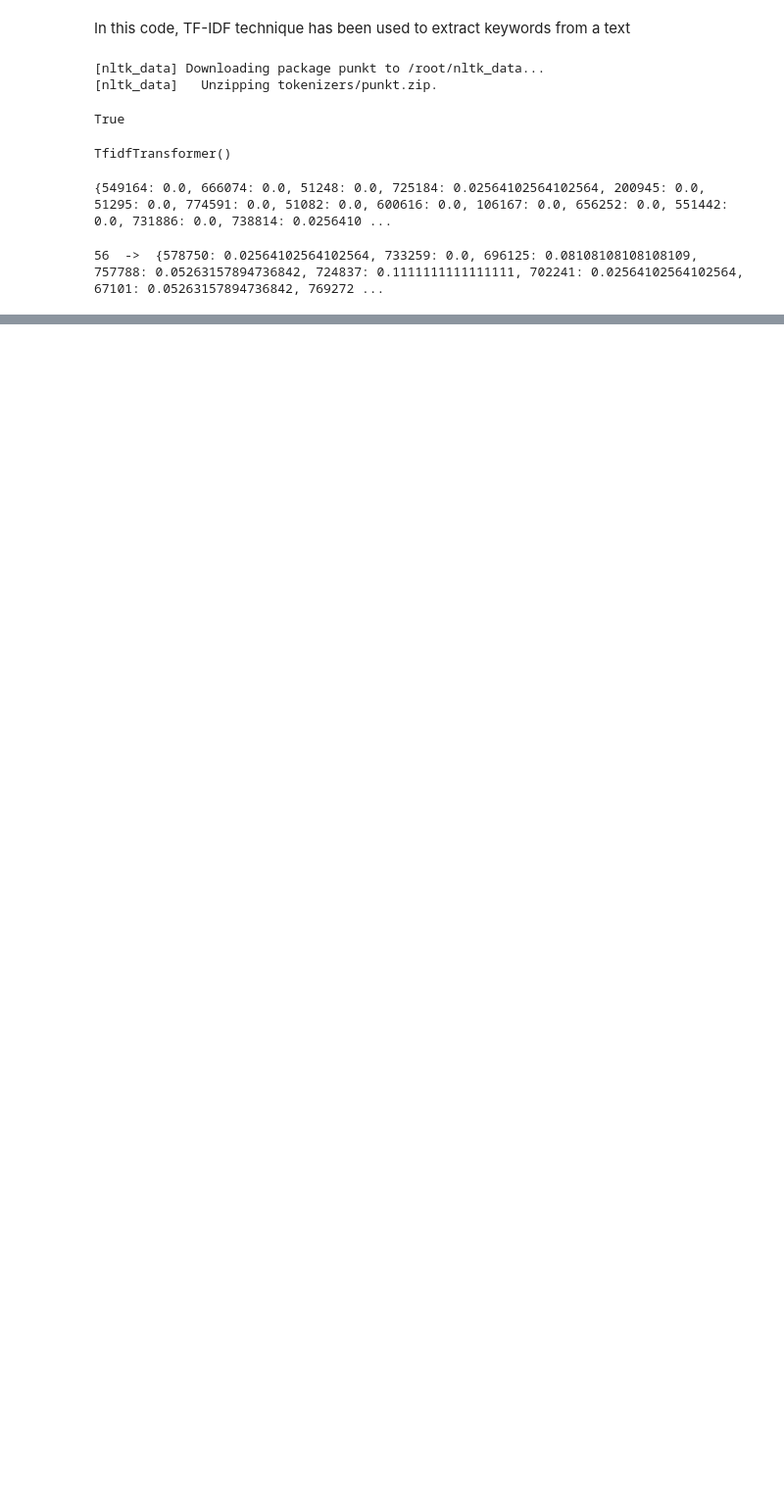
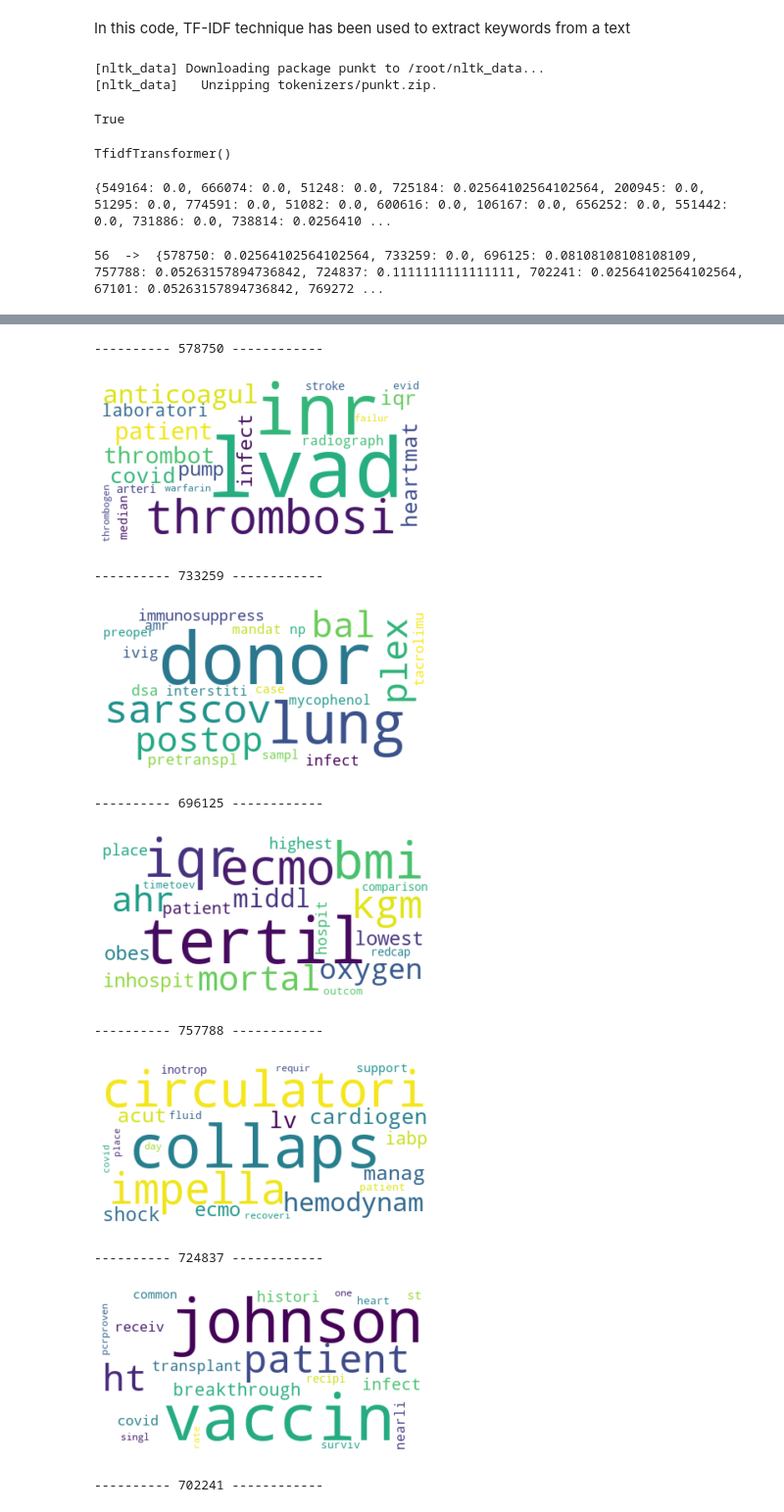
Before and after one commit to AlirezaPNouri/Storytelling, a Jupyter notebook: TF_IDF_Keyword_extractor.ipynb, the cells around one changed output, grey strips where cells are left out. Shown at 98% size. Cells and saved outputs as stored; diff of their text form; code cells hidden in the pictures; blank space fills up the shorter version.

```diff
--- a/TF_IDF_Keyword_extractor.ipynb
+++ b/TF_IDF_Keyword_extractor.ipynb
@@ -206,0 +207,33 @@ plt.show()
+# %%
+# list_of_stories[-1] is the best story in the list
+
+word_cloud_frequency = dict()
+for story in total_dict[list_of_stories[-1]]:
+  story_text = list()
+  for word_, freq in top_keywords[story].items():
+    for ind in range(int(100*freq)):
+      story_text.append(word_)
+  word_cloud_frequency[story] = ' '.join(story_text)
+# %%
+# to plot word cloud
+import matplotlib.pyplot as plt
+from wordcloud import WordCloud
+for story in total_dict[list_of_stories[-1]]:
+  word_cloud = WordCloud(collocations = False, background_color = 'white').generate(word_cloud_frequency[story])
+  print('---------- {} ------------'.format(story))
+  plt.imshow(word_cloud, interpolation='bilinear')
+  plt.axis("off")
+  plt.show()
+  print()
+# %% [output]
+---------- 578750 ------------
+[figure, added]
+---------- 733259 ------------
+[figure, added]
+---------- 696125 ------------
+[figure, added]
+---------- 757788 ------------
+[figure, added]
+---------- 724837 ------------
+[figure, added]
+---------- 702241 ------------
```
Also changed, not shown: parts of 6 cells of this notebook.
